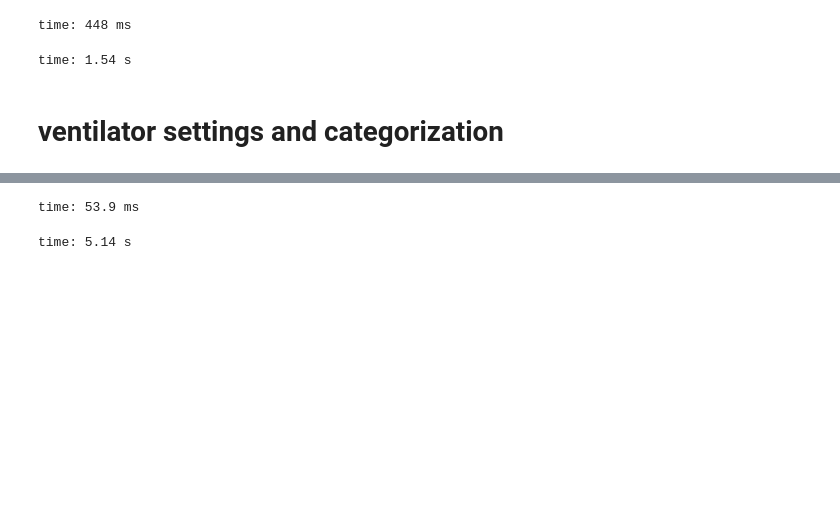
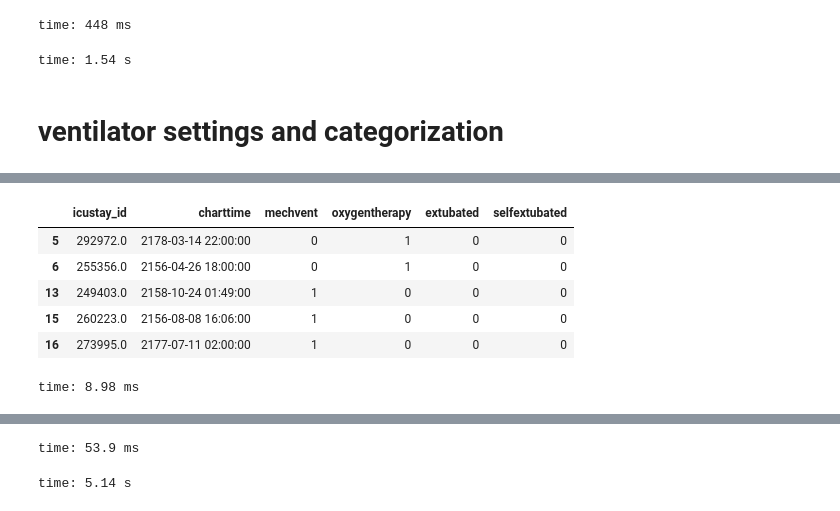
Before and after one commit to geickelb/mimiciii-antibiotics-opensource, a Jupyter notebook: notebooks/03-clinical_variables_initial.ipynb, the cells around one changed output, grey strips where cells are left out. Cells and saved outputs as stored; diff of their text form; code cells hidden in the pictures; blank space fills up the shorter version.

```diff
--- a/notebooks/03-clinical_variables_initial.ipynb
+++ b/notebooks/03-clinical_variables_initial.ipynb
@@ -900,0 +900,10 @@ time: 3min 26s
+# %%
+ventsettings_df.head()
+# %% [output]
+|  | icustay_id | charttime | mechvent | oxygentherapy | extubated | selfextubated |
+| 5 | 292972.0 | 2178-03-14 22:00:00 | 0 | 1 | 0 | 0 |
+| 6 | 255356.0 | 2156-04-26 18:00:00 | 0 | 1 | 0 | 0 |
+| 13 | 249403.0 | 2158-10-24 01:49:00 | 1 | 0 | 0 | 0 |
+| 15 | 260223.0 | 2156-08-08 16:06:00 | 1 | 0 | 0 | 0 |
+| 16 | 273995.0 | 2177-07-11 02:00:00 | 1 | 0 | 0 | 0 |
+time: 8.98 ms
```
Also changed, not shown: parts of 24 cells of this notebook.
